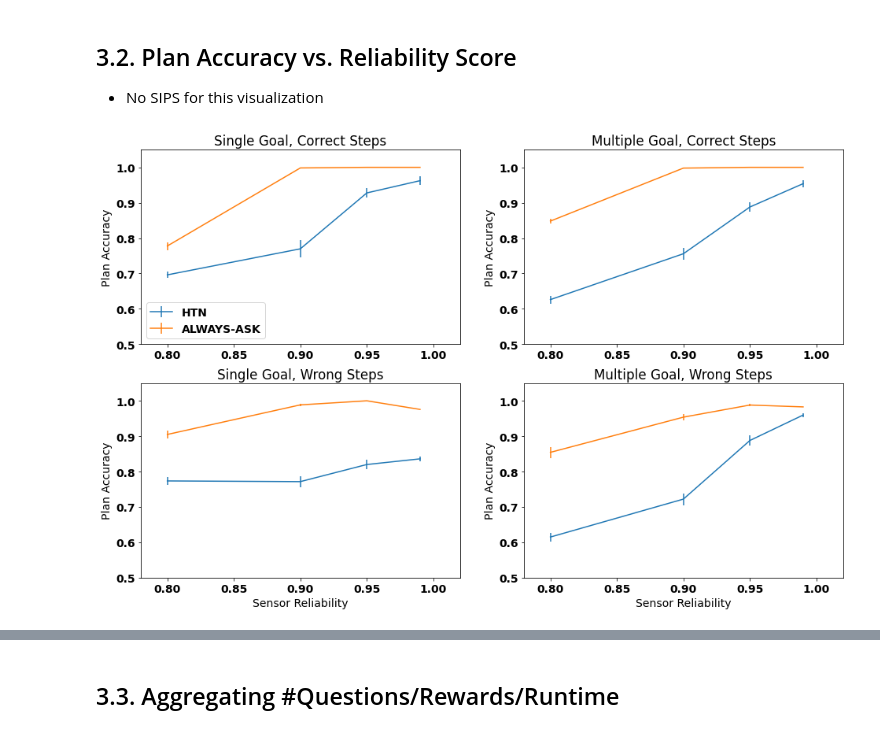
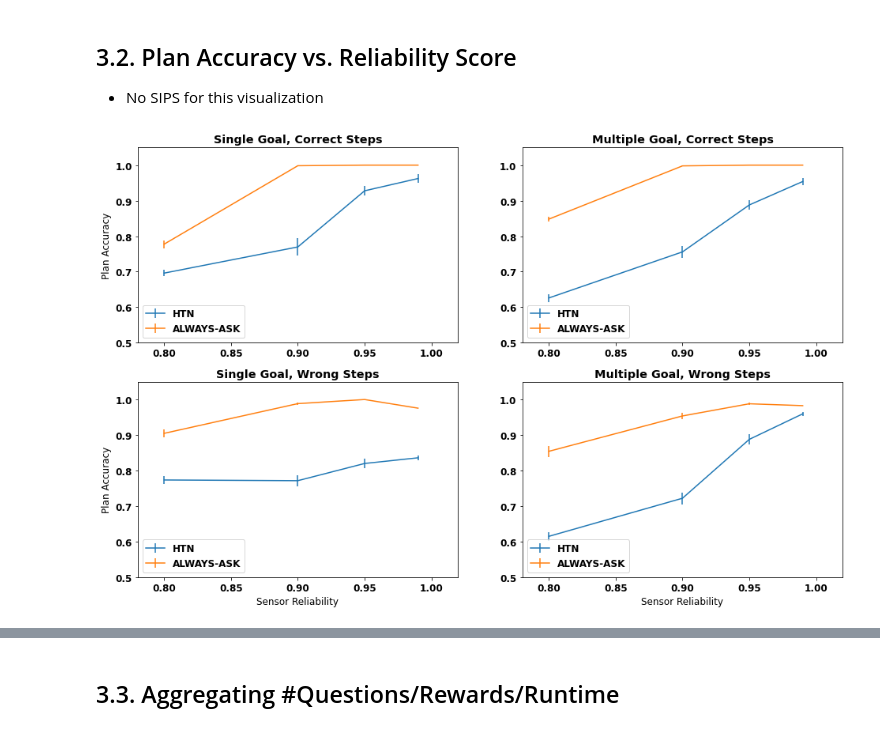
Before and after one commit to IfrahIdrees/DGR-POMDP, a Jupyter notebook: PerformanceEvaluation/visualization.ipynb, the cells around one changed output, grey strips where cells are left out. Saved outputs shown, nothing was run; the diff lists cells and outputs as text; code cells hidden in the pictures.

```diff
--- a/PerformanceEvaluation/visualization.ipynb
+++ b/PerformanceEvaluation/visualization.ipynb
@@ -305,11 +305,12 @@ for case_id, case in enumerate(case_category_tuples[target_domain].keys()):
         sem = goal_sem_line_df[case][agent]
         ax[plot_row][plot_col].errorbar(x, acc, yerr=sem, label=baseline_agent_dict[agent])
 
-    if case_id == 0:
-        ax[plot_row][plot_col].legend(loc="best")
+    #if case_id == 0:
+    ax[plot_row][plot_col].legend(loc="lower left")
 
-    ax[plot_row][plot_col].set_title(case)
-    ax[plot_row][plot_col].set_ylabel("Goal Accuracy")
+    ax[plot_row][plot_col].set_title(case, fontweight="bold")
+    if plot_col == 0:
+        ax[plot_row][plot_col].set_ylabel("Goal Accuracy")
     if plot_row == 1:
         ax[plot_row][plot_col].set_xlabel("Sensor Reliability")
 
@@ -343,29 +364,30 @@ for case, case_nums in case_category_tuples[target_domain].items():
 # %%
 # Visualize Performance by Case Category
 x = [float(val) for val in x_ticklabels]
 
 n_row = 2
 n_col = 2
 fig, ax = plt.subplots(n_row, n_col, figsize=(16,10))
 
 for case_id, case in enumerate(case_category_tuples[target_domain].keys()):
 
     plot_row = case_id // n_col
     plot_col = case_id % n_col
 
     for agent in (args.agent_type):
         acc = plan_acc_line_df[case][agent]
         sem = plan_sem_line_df[case][agent]
         ax[plot_row][plot_col].errorbar(x, acc, yerr=sem, label=baseline_agent_dict[agent])
 
-    if case_id == 0:
-        ax[plot_row][plot_col].legend(loc="best")
+    #if case_id == 0:
+    ax[plot_row][plot_col].legend(loc="lower left")
 
-    ax[plot_row][plot_col].set_title(case)
-    ax[plot_row][plot_col].set_ylabel("Plan Accuracy")
+    ax[plot_row][plot_col].set_title(case, fontweight="bold")
+    if plot_col == 0:
+        ax[plot_row][plot_col].set_ylabel("Plan Accuracy")
     if plot_row == 1:
         ax[plot_row][plot_col].set_xlabel("Sensor Reliability")
     ax[plot_row][plot_col].set_ylim([0.5, 1.05])
     ax[plot_row][plot_col].set_xlim([0.78, 1.02])
 # %% [output]
-[figure, old version]
+[figure, new version]
```
Also changed, not shown: parts of 13 cells of this notebook.
